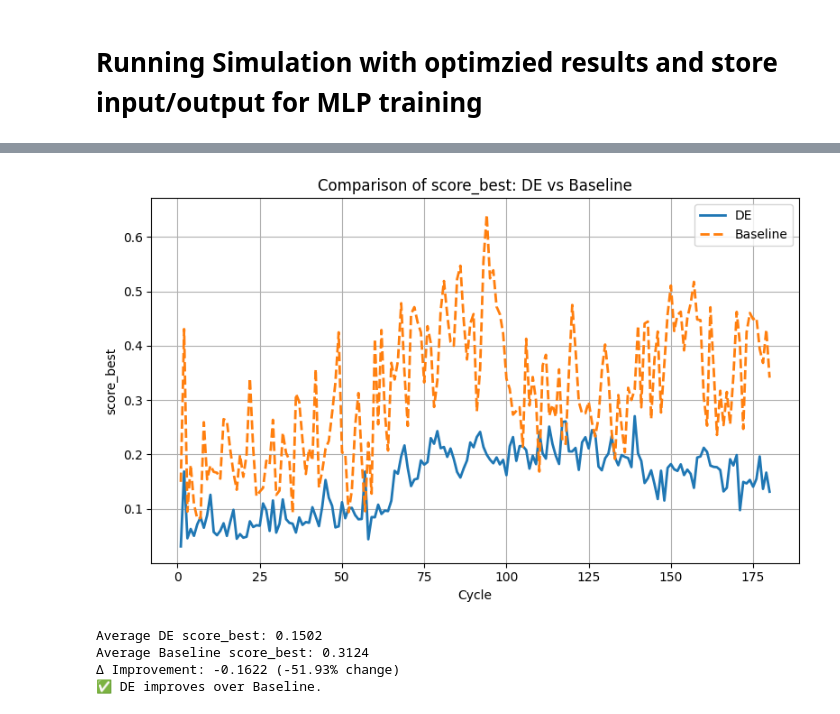
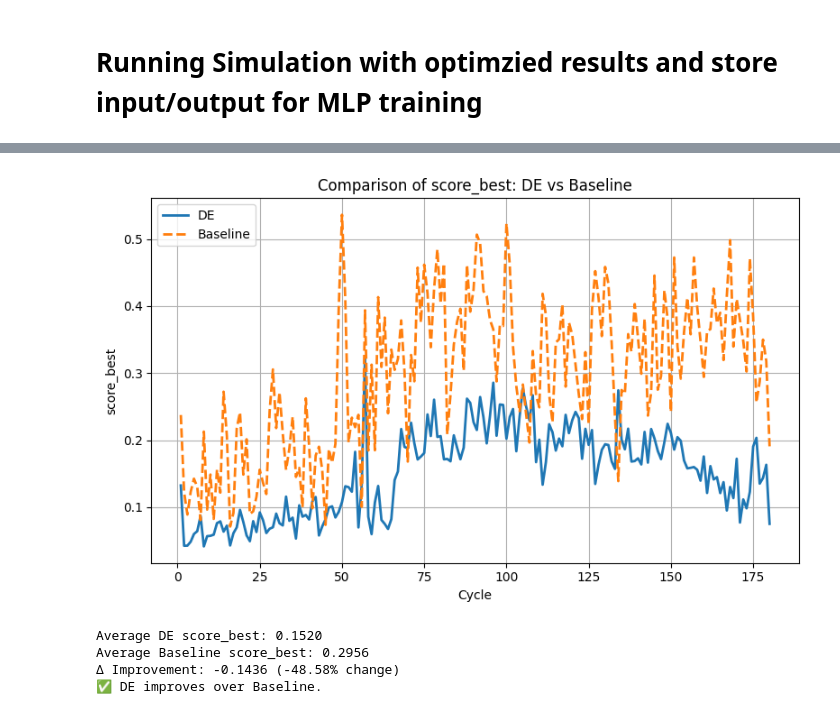
Before and after one commit to Kaos1105/EA_traffic_control, a Jupyter notebook: controller.ipynb, the cells around one changed output, grey strips where cells are left out. Cells and saved outputs as stored; diff of their text form; code cells hidden in the pictures.

```diff
--- a/controller.ipynb
+++ b/controller.ipynb
@@ -157,10 +285,10 @@ compare_logs_by_time(de_suffix='20251203_083145', baseline_suffix='20251203_0811
 # %%
 from src.utils import compare_score_best
 
-compare_score_best(de_suffix='20251203_083145', baseline_suffix='20251203_081116')
+compare_score_best(de_suffix='20251205_081349', baseline_suffix='20251203_135153')
 # %% [output]
-[figure, old version]
+[figure, new version]
-Average DE score_best: 0.1502
-Average Baseline score_best: 0.3124
-Δ Improvement: -0.1622 (-51.93% change)
+Average DE score_best: 0.1520
+Average Baseline score_best: 0.2956
+Δ Improvement: -0.1436 (-48.58% change)
 ✅ DE improves over Baseline.
```
Also changed, not shown: parts of 6 cells of this notebook, 5 other files.
